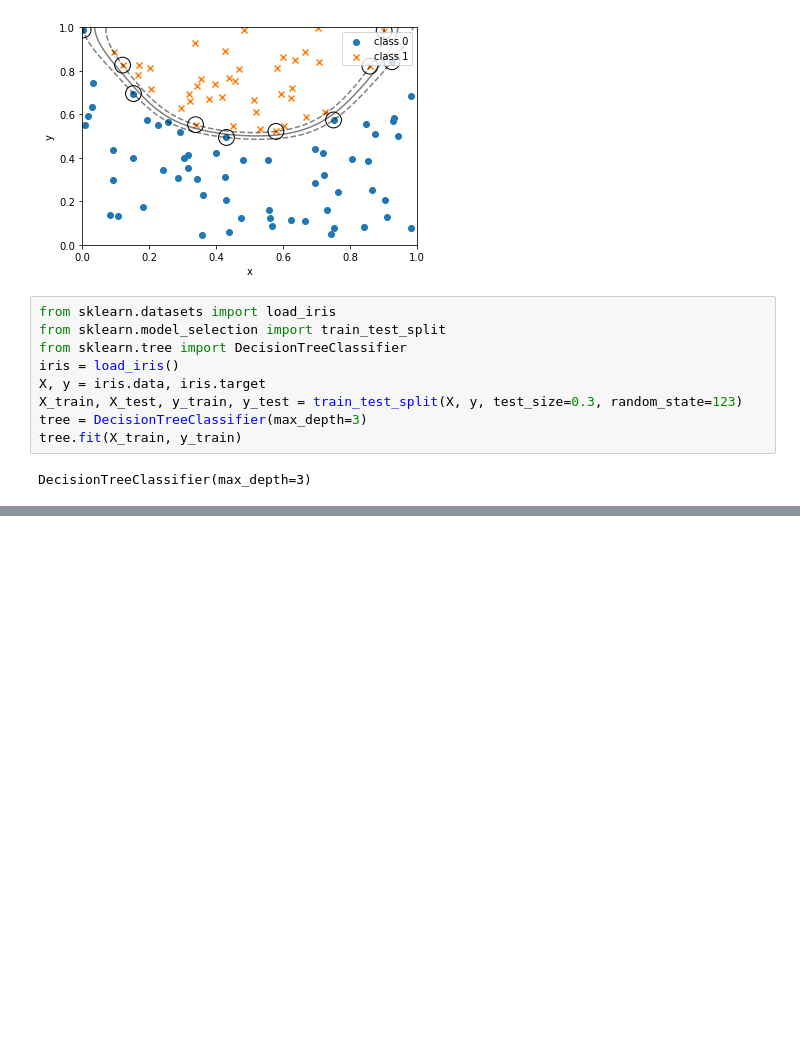
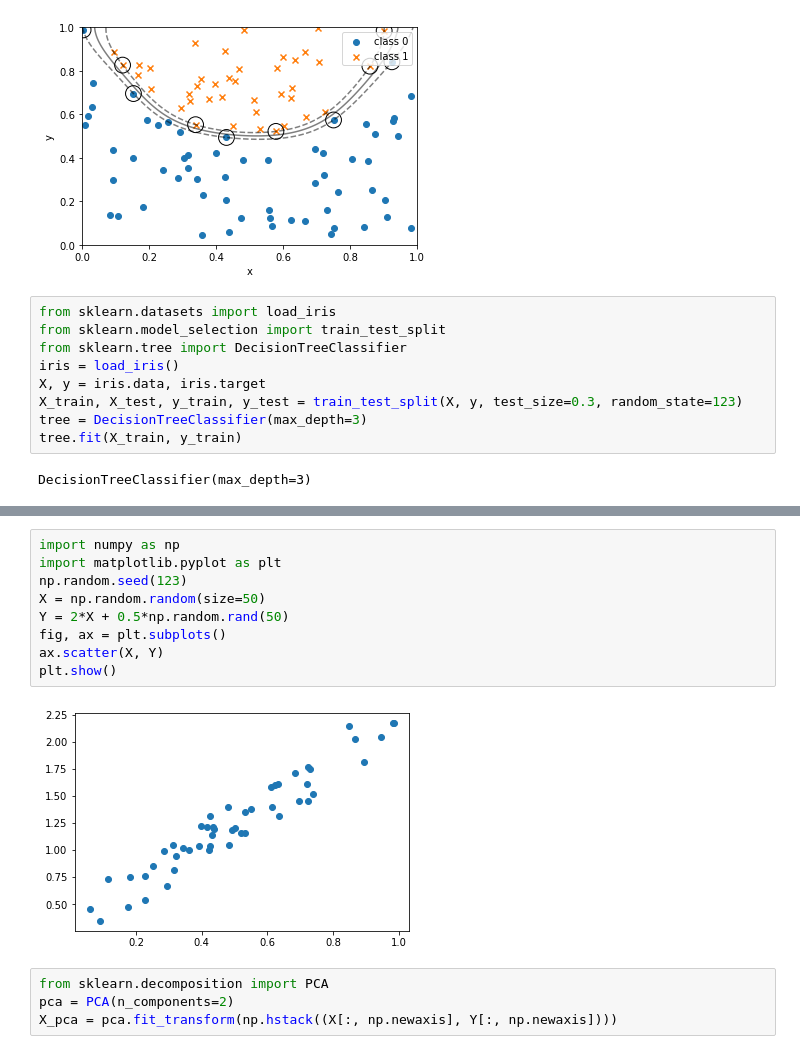
Before and after one commit to ryotaro-45123/python-data-analysis, a Jupyter notebook: scikit-learn.ipynb, the cells around one changed output, grey strips where cells are left out. Cells and saved outputs as stored; diff of their text form; blank space fills up the shorter version.

```diff
--- a/scikit-learn.ipynb
+++ b/scikit-learn.ipynb
@@ -217,0 +272,15 @@ DecisionTreeClassifier(max_depth=3)
+# %%
+import numpy as np
+import matplotlib.pyplot as plt
+np.random.seed(123)
+X = np.random.random(size=50)
+Y = 2*X + 0.5*np.random.rand(50)
+fig, ax = plt.subplots()
+ax.scatter(X, Y)
+plt.show()
+# %% [output]
+[figure, added]
+# %%
+from sklearn.decomposition import PCA
+pca = PCA(n_components=2)
+X_pca = pca.fit_transform(np.hstack((X[:, np.newaxis], Y[:, np.newaxis])))
```
Also changed, not shown: parts of 7 cells of this notebook, 1 other file.
